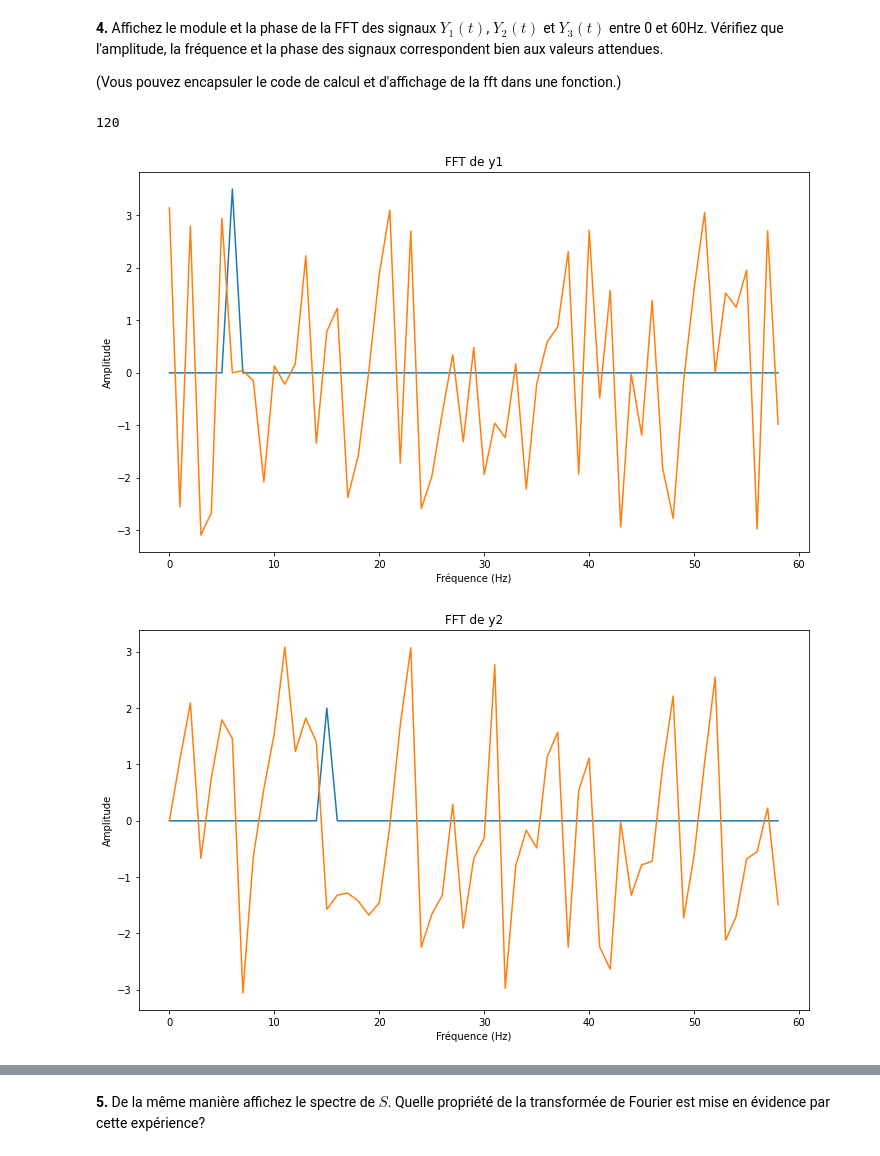
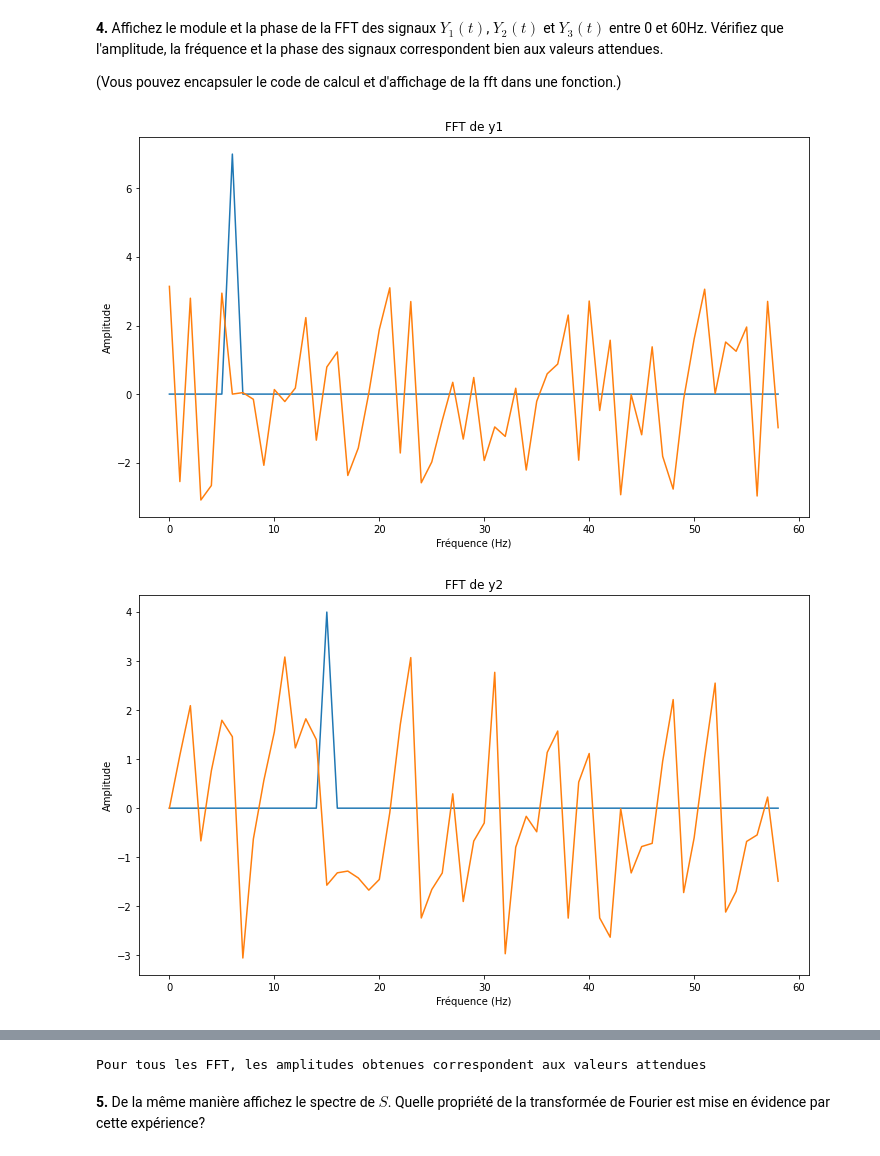
Before and after one commit to shuaisong9/Traitement_TP1, a Jupyter notebook: TP1/code/tp1_seance2.ipynb, the cells around one changed output, grey strips where cells are left out. Cells and saved outputs as stored; diff of their text form; code cells hidden in the pictures.

```diff
--- a/TP1/code/tp1_seance2.ipynb
+++ b/TP1/code/tp1_seance2.ipynb
@@ -50,7 +39,8 @@ Ces signaux sont échantillonés à la fréquence $F_e = 120 \text{ Hz}$ pour $0
 # Attention! np.linspace(0, 1, Fe) ne donne pas une fréquence d'échantillonage de 1/Fe mais de 1/(Fe-1).
 # Utilisez plutôt np.arange.
 # %%
-t = np.arange(0, 1, 1/120)
+freq = 120
+t = np.arange(0, 1, 1/freq)
 
 y1 = 7*np.cos(2*np.pi*6*t)
 y2 = 4*np.cos(2*np.pi*15*t + 3*np.pi/2)
@@ -66,4 +56,5 @@ ax.legend(['y1', 'y2', 'y3'])
 ax.set_title('Signaux sinusoidales')
 ax.set_xlabel('Temps (s)')
 ax.set_ylabel('Amplitude')
+fig.show()
 # %% [output]
@@ -123,59 +99,51 @@ Vérifiez que l'amplitude, la fréquence et la phase des signaux correspondent b
 # La fft se calcule avec:  y = fft(Y) / len(Y).
 # Les raies calculées correspondent aux fréquences comprises entre 0 (incluse) et Fe (exclue) avec un pas de Fe/len(Y).
 # Leur module est donné par: np.abs(y) et leur phase (en radians) par: np.angle(y)
+
 Fe = 120 #Hz
 freq = np.arange(0, Fe, Fe/len(y1))
 
-fft1 = np.fft.fft(y1)/len(y1)  # pk divise par len(y1) ??
-amplitude1 = np.abs(fft1)
+fft1 = np.fft.fft(y1)/len(y1)
+amplitude1 = np.abs(fft1)*2
 phase1 = np.angle(fft1)
 
-#np.fft.fft()
 
-print(len(y1))
 fig, ax1 = plt.subplots()
 ax1.plot(freq[0:59], amplitude1[0:59])
 ax1.plot(freq[0:59], phase1[0:59])
 ax1.set_title('FFT de y1')
 ax1.set_xlabel('Fréquence (Hz)')
 ax1.set_ylabel('Amplitude')
-
 plt.show()
 
-# https://numpy.org/doc/stable/reference/generated/numpy.fft.fft.html#numpy.fft.fft
-# https://www.oreilly.com/library/view/elegant-scipy/9781491922927/ch04.html
-# https://www.gaussianwaves.com/2020/01/how-to-plot-fft-in-python-fft-of-basic-signals-sine-and-cosine-waves/
-# https://stackoverflow.com/questions/28618591/numpy-fft-what-is-the-return-value-amplitude-phase-shift-or-angle
-# https://dsp.stackexchange.com/questions/72005/calculate-the-magnitude-and-phase-of-a-signal-at-a-particular-frequency-in-pytho
-# https://stackoverflow.com/questions/25735153/plotting-a-fast-fourier-transform-in-python
-
-# Seulement prendre fenêtre de 0 à 60 Hz
-# Flip (coller ensemble) p/r au milieu
 
 fft2 = np.fft.fft(y2)/len(y2)
-amplitude2 = np.abs(fft2)
+amplitude2 = np.abs(fft2)*2
 phase2 = np.angle(fft2)
 
 fig, ax2 = plt.subplots()
 ax2.plot(freq[0:59], amplitude2[0:59])
 ax2.plot(freq[0:59], phase2[0:59])
 ax2.set_title('FFT de y2')
 ax2.set_xlabel('Fréquence (Hz)')
 ax2.set_ylabel('Amplitude')
 plt.show()
 
+
 fft3 = np.fft.fft(y3)/len(y3)
-amplitude3 = np.abs(fft3)
+amplitude3 = np.abs(fft3)*2
 phase3 = np.angle(fft3)
 
 fig, ax3 = plt.subplots()
 plt.plot(freq[0:59], amplitude3[0:59])
 plt.plot(freq[0:59], phase3[0:59])
 ax3.set_title('FFT de y3')
 ax3.set_xlabel('Fréquence (Hz)')
 ax3.set_ylabel('Amplitude')
 plt.show()
+
+print("Pour tous les FFT, les amplitudes obtenues correspondent aux valeurs attendues")
+print("")
 # %% [output]
-120
-[figure, old version]
+[figure, new version]
-[figure, old version]
+[figure, new version]
@@ -183,3 +151,4 @@ plt.show()
+Pour tous les FFT, les amplitudes obtenues correspondent aux valeurs attendues
 # %% [markdown]
 **5.** De la même manière affichez le spectre de $S$. Quelle propriété de la transformée de Fourier est mise en évidence par cette expérience?
 # %%
```
Also changed, not shown: parts of 7 cells of this notebook.
